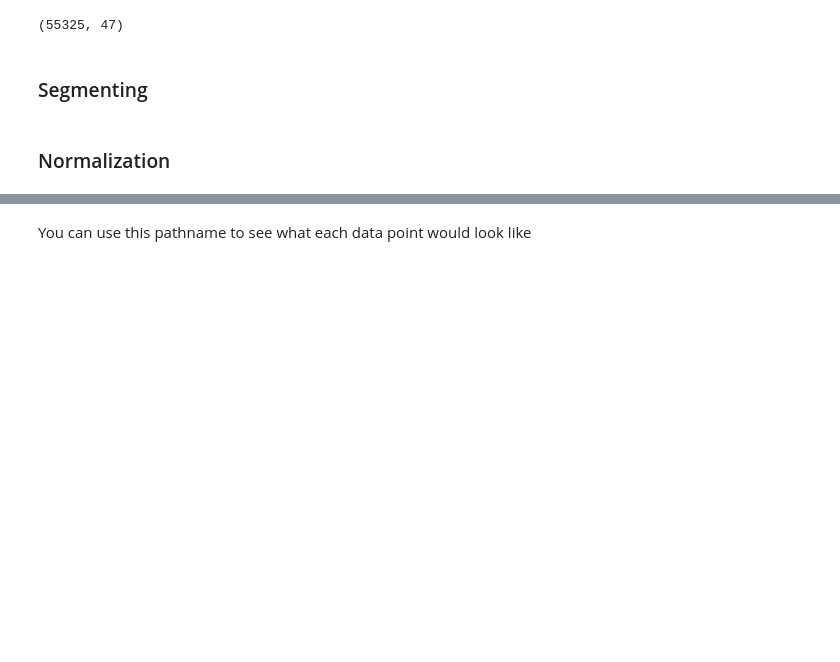
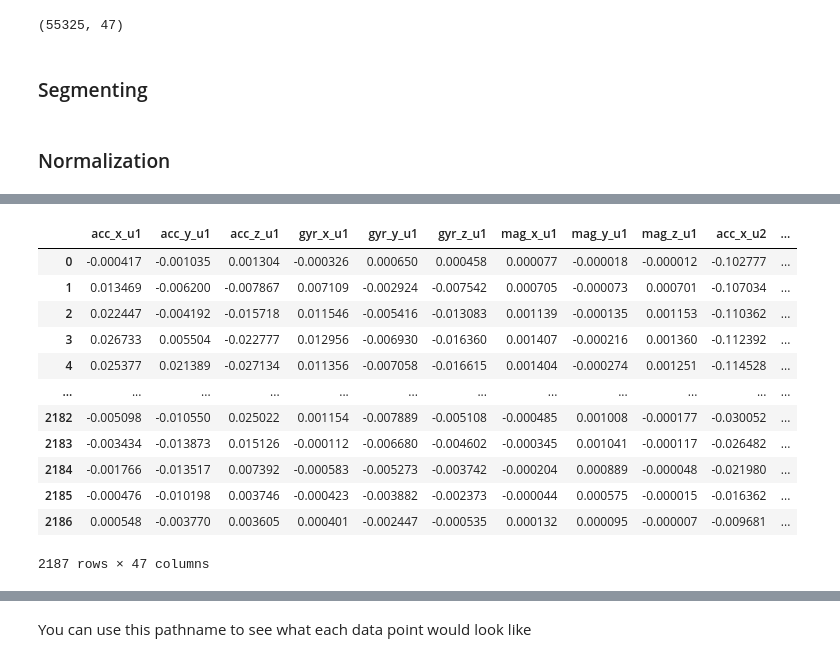
Before and after one commit to HammyLA/cs156-exercise-project, a Jupyter notebook: notebooks/experimental.ipynb, the cells around one changed output, grey strips where cells are left out. Drawn from its saved outputs; the diff is of its cells as text; code cells hidden in the pictures; blank space fills up the shorter version.

```diff
--- a/notebooks/experimental.ipynb
+++ b/notebooks/experimental.ipynb
@@ -358,0 +543,25 @@ def collect_template_times(template_times, subject, exercise):
+# %%
+# parameters
+sensor_cols = [c for c in filtered_df.columns if any(s in c for s in ['acc_', 'gyr_', 'mag_'])]
+# suppose we work on single trial (subject s1, exercise e1)
+group = filtered_df[(filtered_df['subject']=='s1') & (filtered_df['exercise']==1)].reset_index(drop=True)
+
+# rep_bounds_labeled: indices relative to group (3 labeled reps)
+bounds = collect_template_times(times_sorted, 's1', 'e1').to_numpy()
+
+rep_bounds_labeled = [(int(round(start)), int(round(end)))
+                      for (_, start, end) in bounds]
+
+gyro_cols = [c for c in group.columns if 'gyr' in c]
+
+merged_bounds = pseudo_label_pipeline(
+    group_df=group,
+    rep_bounds_labeled=rep_bounds_labeled,
+    sensor_cols=gyro_cols,
+    labels=['good','fast','slow'],
+    expected_reps_per_type=3,
+    step=10,
+    percentile=20
+)
+
+print(merged_bounds)
@@ -358,0 +596,16 @@ def collect_template_times(template_times, subject, exercise):
+# %%
+group
+# %% [output]
+|  | acc_x_u1 | acc_y_u1 | acc_z_u1 | gyr_x_u1 | gyr_y_u1 | gyr_z_u1 | mag_x_u1 | mag_y_u1 | mag_z_u1 | acc_x_u2 | ... |
+| 0 | -0.000417 | -0.001035 | 0.001304 | -0.000326 | 0.000650 | 0.000458 | 0.000077 | -0.000018 | -0.000012 | -0.102777 | ... |
+| 1 | 0.013469 | -0.006200 | -0.007867 | 0.007109 | -0.002924 | -0.007542 | 0.000705 | -0.000073 | 0.000701 | -0.107034 | ... |
+| 2 | 0.022447 | -0.004192 | -0.015718 | 0.011546 | -0.005416 | -0.013083 | 0.001139 | -0.000135 | 0.001153 | -0.110362 | ... |
+| 3 | 0.026733 | 0.005504 | -0.022777 | 0.012956 | -0.006930 | -0.016360 | 0.001407 | -0.000216 | 0.001360 | -0.112392 | ... |
+| 4 | 0.025377 | 0.021389 | -0.027134 | 0.011356 | -0.007058 | -0.016615 | 0.001404 | -0.000274 | 0.001251 | -0.114528 | ... |
+| ... | ... | ... | ... | ... | ... | ... | ... | ... | ... | ... | ... |
+| 2182 | -0.005098 | -0.010550 | 0.025022 | 0.001154 | -0.007889 | -0.005108 | -0.000485 | 0.001008 | -0.000177 | -0.030052 | ... |
+| 2183 | -0.003434 | -0.013873 | 0.015126 | -0.000112 | -0.006680 | -0.004602 | -0.000345 | 0.001041 | -0.000117 | -0.026482 | ... |
+| 2184 | -0.001766 | -0.013517 | 0.007392 | -0.000583 | -0.005273 | -0.003742 | -0.000204 | 0.000889 | -0.000048 | -0.021980 | ... |
+| 2185 | -0.000476 | -0.010198 | 0.003746 | -0.000423 | -0.003882 | -0.002373 | -0.000044 | 0.000575 | -0.000015 | -0.016362 | ... |
+| 2186 | 0.000548 | -0.003770 | 0.003605 | 0.000401 | -0.002447 | -0.000535 | 0.000132 | 0.000095 | -0.000007 | -0.009681 | ... |
+2187 rows × 47 columns
```
Also changed, not shown: parts of 24 cells of this notebook, 4 other files.
